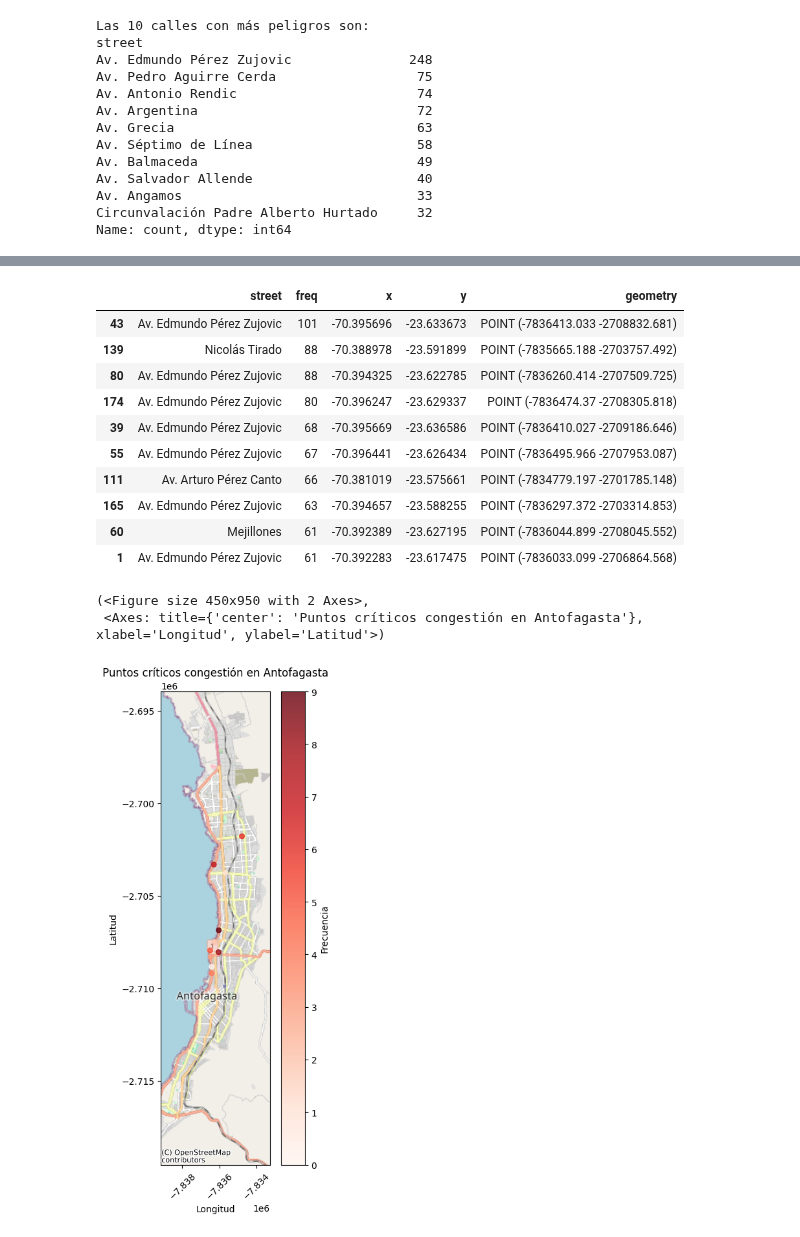
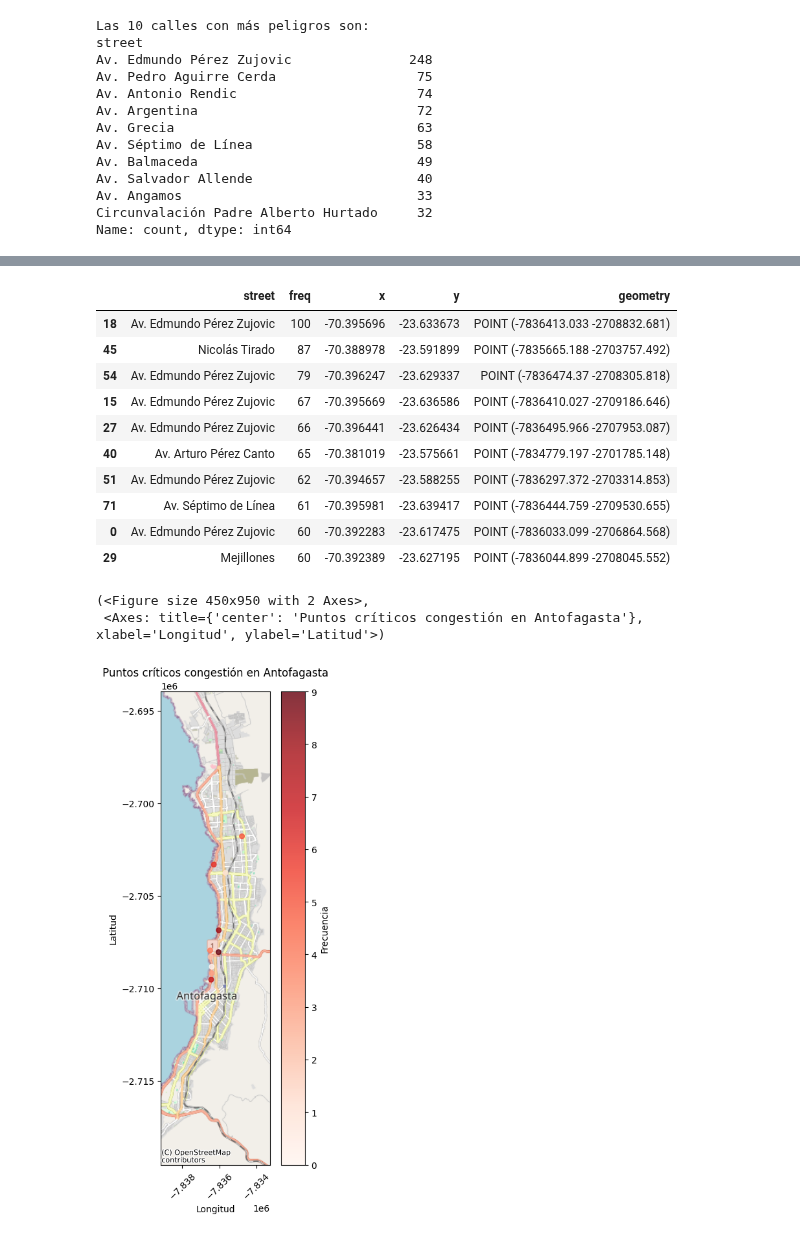
Before and after one commit to richardhapb/antof-traffic-client, a Jupyter notebook: descriptivo.ipynb, the cells around one changed output, grey strips where cells are left out. Cells and saved outputs as stored; diff of their text form; code cells hidden in the pictures.

```diff
--- a/descriptivo.ipynb
+++ b/descriptivo.ipynb
@@ -124,2 +138,2 @@ accidents10
 # %%
-jams['freq'] = utils.freq_nearby(jams)
+utils.freq_nearby(jams)
@@ -126,27 +154,27 @@ jams['freq'] = utils.freq_nearby(jams)
 # %%
-jams = jams[utils.filter_nearby(jams)]
+jams = utils.filter_nearby(jams)
 
 top10 = jams[['street', 'freq', 'x', 'y', 'geometry']].sort_values('freq', ascending=False).head(10)
 jams10 = top10.copy()
 top10
 # %% [output]
 |  | street | freq | x | y | geometry |
-| 43 | Av. Edmundo Pérez Zujovic | 101 | -70.395696 | -23.633673 | POINT (-7836413.033 -2708832.681) |
-| 139 | Nicolás Tirado | 88 | -70.388978 | -23.591899 | POINT (-7835665.188 -2703757.492) |
-| 80 | Av. Edmundo Pérez Zujovic | 88 | -70.394325 | -23.622785 | POINT (-7836260.414 -2707509.725) |
-| 174 | Av. Edmundo Pérez Zujovic | 80 | -70.396247 | -23.629337 | POINT (-7836474.37 -2708305.818) |
-| 39 | Av. Edmundo Pérez Zujovic | 68 | -70.395669 | -23.636586 | POINT (-7836410.027 -2709186.646) |
-| 55 | Av. Edmundo Pérez Zujovic | 67 | -70.396441 | -23.626434 | POINT (-7836495.966 -2707953.087) |
-| 111 | Av. Arturo Pérez Canto | 66 | -70.381019 | -23.575661 | POINT (-7834779.197 -2701785.148) |
-| 165 | Av. Edmundo Pérez Zujovic | 63 | -70.394657 | -23.588255 | POINT (-7836297.372 -2703314.853) |
-| 60 | Mejillones | 61 | -70.392389 | -23.627195 | POINT (-7836044.899 -2708045.552) |
-| 1 | Av. Edmundo Pérez Zujovic | 61 | -70.392283 | -23.617475 | POINT (-7836033.099 -2706864.568) |
+| 18 | Av. Edmundo Pérez Zujovic | 100 | -70.395696 | -23.633673 | POINT (-7836413.033 -2708832.681) |
+| 45 | Nicolás Tirado | 87 | -70.388978 | -23.591899 | POINT (-7835665.188 -2703757.492) |
+| 54 | Av. Edmundo Pérez Zujovic | 79 | -70.396247 | -23.629337 | POINT (-7836474.37 -2708305.818) |
+| 15 | Av. Edmundo Pérez Zujovic | 67 | -70.395669 | -23.636586 | POINT (-7836410.027 -2709186.646) |
+| 27 | Av. Edmundo Pérez Zujovic | 66 | -70.396441 | -23.626434 | POINT (-7836495.966 -2707953.087) |
+| 40 | Av. Arturo Pérez Canto | 65 | -70.381019 | -23.575661 | POINT (-7834779.197 -2701785.148) |
+| 51 | Av. Edmundo Pérez Zujovic | 62 | -70.394657 | -23.588255 | POINT (-7836297.372 -2703314.853) |
+| 71 | Av. Séptimo de Línea | 61 | -70.395981 | -23.639417 | POINT (-7836444.759 -2709530.655) |
+| 0 | Av. Edmundo Pérez Zujovic | 60 | -70.392283 | -23.617475 | POINT (-7836033.099 -2706864.568) |
+| 29 | Mejillones | 60 | -70.392389 | -23.627195 | POINT (-7836044.899 -2708045.552) |
 # %%
 utils.plot_map(jams10, 'Puntos críticos congestión en Antofagasta', markersize=MARKERSIZE, cmap='Reds')
 # %% [output]
 (<Figure size 450x950 with 2 Axes>,
  <Axes: title={'center': 'Puntos críticos congestión en Antofagasta'}, xlabel='Longitud', ylabel='Latitud'>)
-[figure, old version]
+[figure, new version]
 # %%
 print('Las 10 coordenadas con más atascos son:')
 for _, row in top10.iterrows():
```
Also changed, not shown: parts of 10 cells of this notebook, 4 other files.
